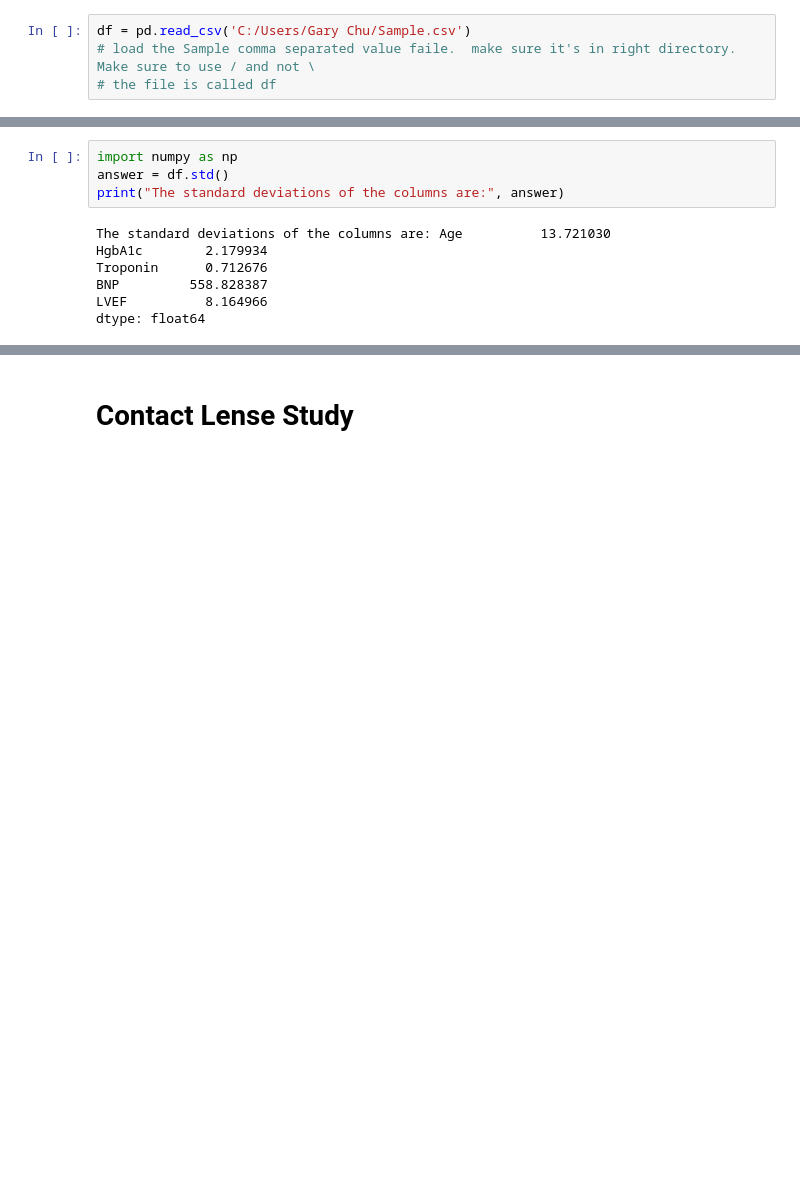
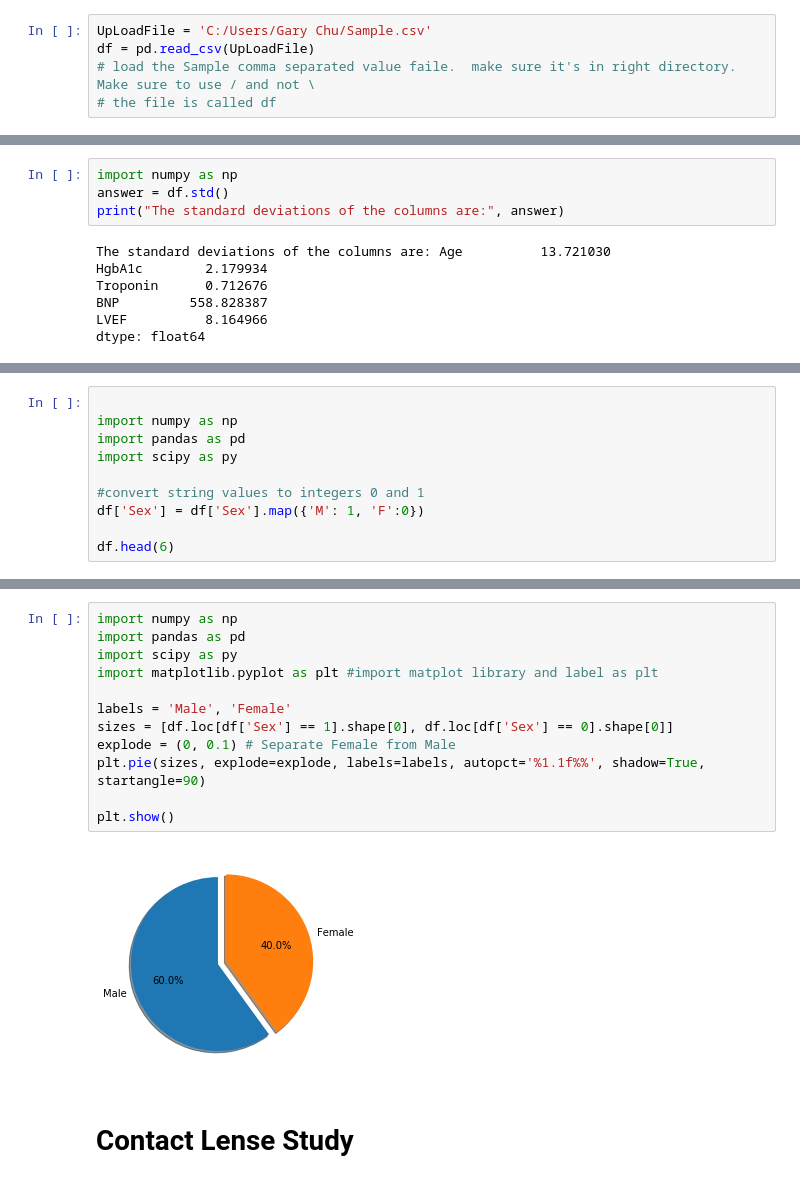
Before and after one commit to garychumd/gary-basic-2, a Jupyter notebook: Basic Gary 2.ipynb, the cells around one changed output, grey strips where cells are left out. Saved outputs shown, nothing was run; the diff lists cells and outputs as text; blank space fills up the shorter version.

```diff
--- a/Basic Gary 2.ipynb
+++ b/Basic Gary 2.ipynb
@@ -23,7 +26,8 @@ plt.show()
 import pandas as pd
 #import Pandas library. assign it as pd
 # %%
-df = pd.read_csv('C:/Users/Gary Chu/Sample.csv')
+UpLoadFile = 'C:/Users/Gary Chu/Sample.csv'
+df = pd.read_csv(UpLoadFile)
 # load the Sample comma separated value faile.  make sure it's in right directory. Make sure to use / and not \
 # the file is called df
 # %%
@@ -186,0 +205,10 @@ The standard deviation for BNP column is 558.8283874917832
+# %%
+
+import numpy as np
+import pandas as pd
+import scipy as py
+
+#convert string values to integers 0 and 1
+df['Sex'] = df['Sex'].map({'M': 1, 'F':0})
+
+df.head(6)
@@ -187,3 +223,17 @@ The standard deviation for BNP column is 558.8283874917832
+# %%
+import numpy as np
+import pandas as pd
+import scipy as py
+import matplotlib.pyplot as plt #import matplot library and label as plt
+
+labels = 'Male', 'Female'
+sizes = [df.loc[df['Sex'] == 1].shape[0], df.loc[df['Sex'] == 0].shape[0]]
+explode = (0, 0.1) # Separate Female from Male
+plt.pie(sizes, explode=explode, labels=labels, autopct='%1.1f%%', shadow=True, startangle=90)
+
+plt.show()
+# %% [output]
+[figure, added]
 # %% [markdown]
 # Contact Lense Study
 # %%
```
Also changed, not shown: parts of 9 cells of this notebook.
